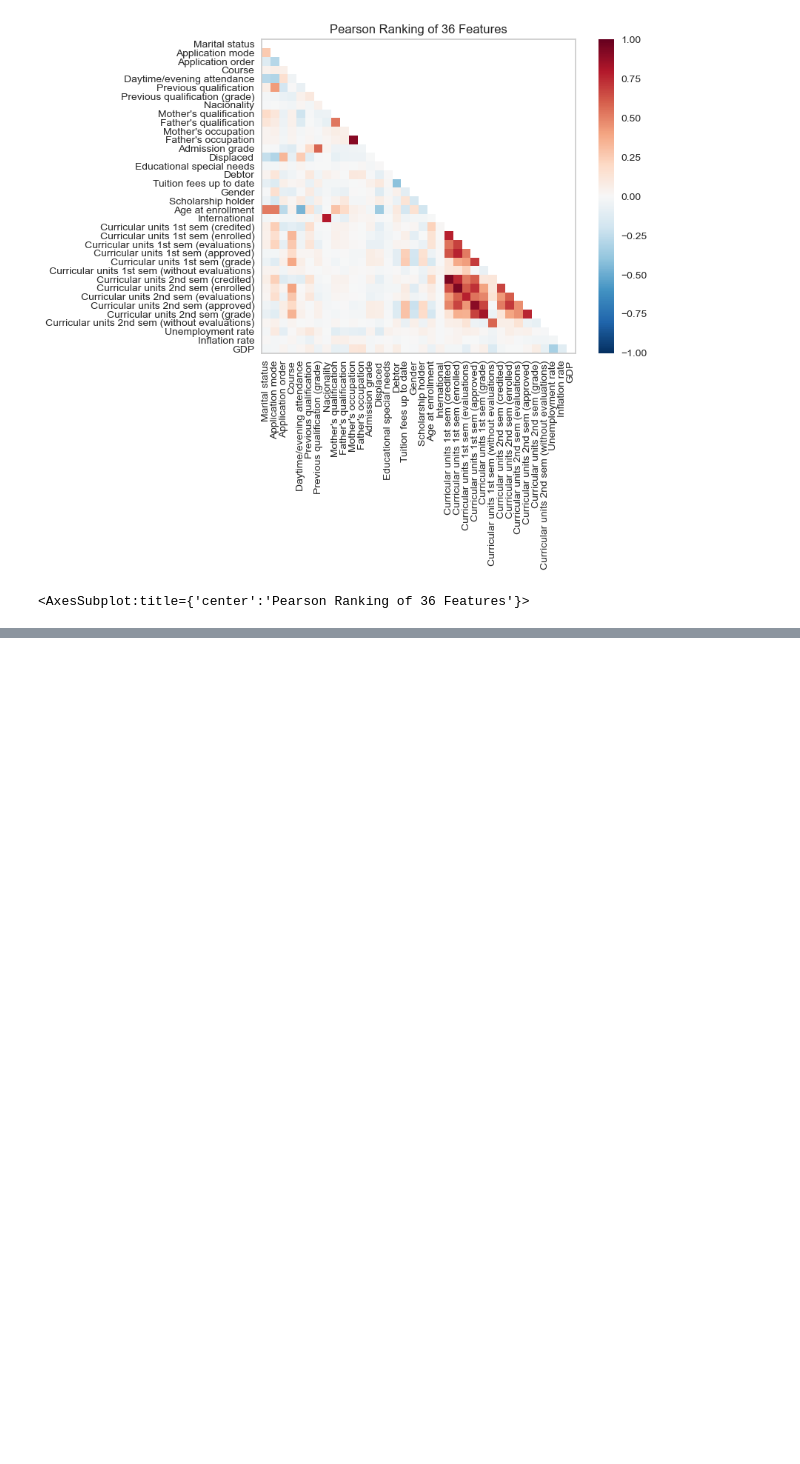
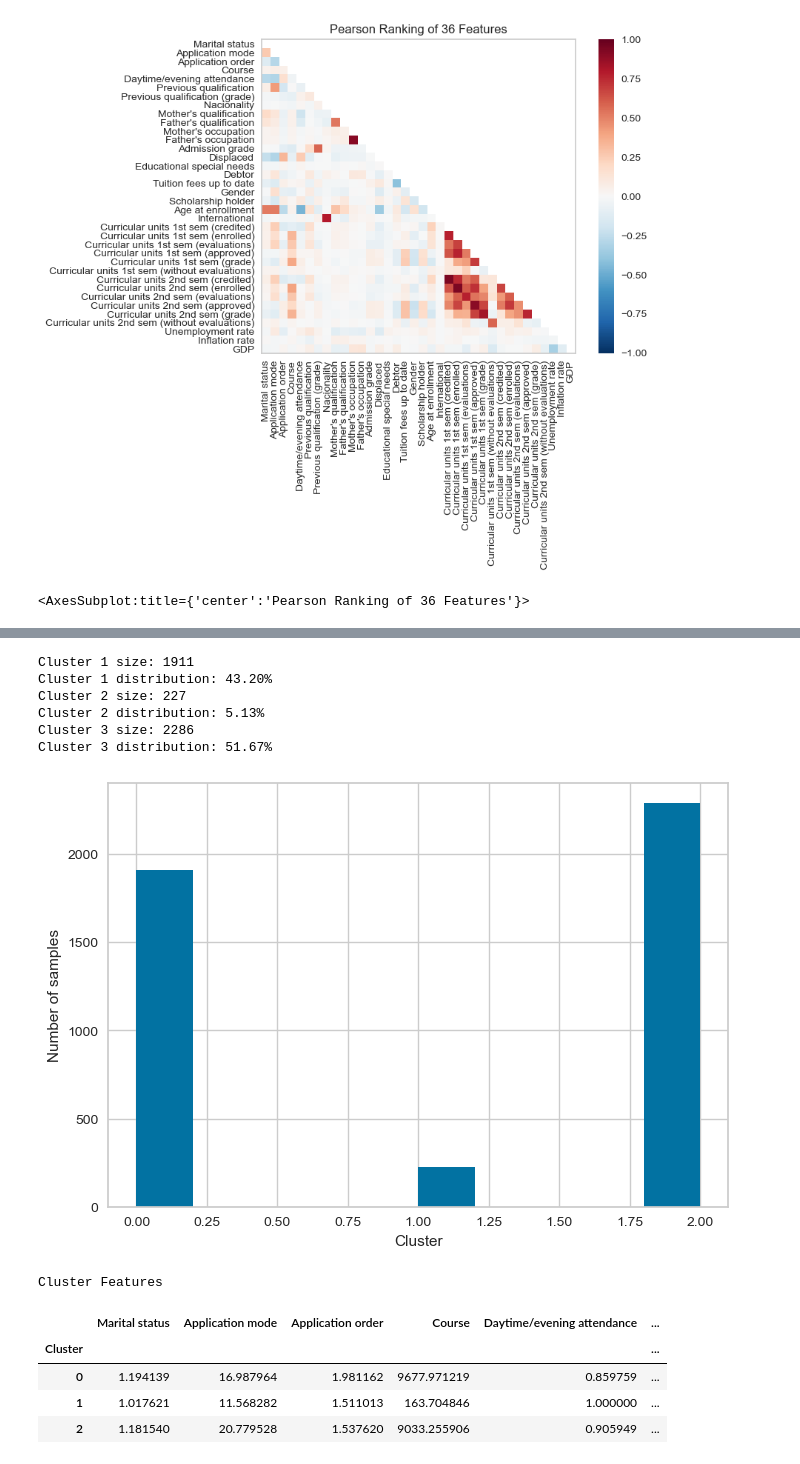
Before and after one commit to marijakljestan/predict-dropout-or-academic-success, a Jupyter notebook: siap.ipynb, the cells around one changed output, grey strips where cells are left out. Cells and saved outputs as stored; diff of their text form; code cells hidden in the pictures; blank space fills up the shorter version.

```diff
--- a/siap.ipynb
+++ b/siap.ipynb
@@ -188,0 +205,30 @@ cluster_labels = kmeans.fit_predict(X)
+# %%
+def print_and_plot_size_and_distribution_of_each_cluster(k, labels):
+    # print the size and distribution of each cluster
+    for i in range(k):
+        cluster_size = sum(labels == i)
+        print(f"Cluster {i+1} size: {cluster_size}")
+        print(f"Cluster {i+1} distribution: {cluster_size / len(labels) * 100:.2f}%")
+
+    # add cluster labels to the original dataset
+    X_clustered = pd.concat([pd.DataFrame(X), pd.Series(kmeans.labels_, name='cluster')], axis=1)
+
+    # plot histogram of cluster sizes
+    plt.hist(X_clustered['cluster'])
+    plt.xlabel('Cluster')
+    plt.ylabel('Number of samples')
+    plt.show()
+
+def calculate_mean_of_each_feature_per_cluster(labels):
+   # add new column in data frame
+    cluster_df = pd.DataFrame({'Cluster': labels})
+    df_clustered = pd.concat([df, cluster_df], axis=1)
+    cluster_features = df_clustered.groupby('Cluster').mean()
+
+    # apply different styles to the table
+    styled_table = cluster_features.style\
+        .background_gradient(cmap='viridis', low=0.2, high=0.2)\
+        .highlight_max(axis=0)\
+        .set_caption('Cluster Features')
+
+    display(styled_table)
@@ -188,0 +271,21 @@ cluster_labels = kmeans.fit_predict(X)
+# %%
+chosen_k = 3
+kmeans = cluster_data(chosen_k, X)
+
+labels = kmeans.labels_
+print_and_plot_size_and_distribution_of_each_cluster(chosen_k, labels)
+calculate_mean_of_each_feature_per_cluster(labels)
+# %% [output]
+Cluster 1 size: 1911
+Cluster 1 distribution: 43.20%
+Cluster 2 size: 227
+Cluster 2 distribution: 5.13%
+Cluster 3 size: 2286
+Cluster 3 distribution: 51.67%
+[figure, added]
+Cluster Features
+|  | Marital status | Application mode | Application order | Course | Daytime/evening attendance | ... |
+| Cluster |  |  |  |  |  | ... |
+| 0 | 1.194139 | 16.987964 | 1.981162 | 9677.971219 | 0.859759 | ... |
+| 1 | 1.017621 | 11.568282 | 1.511013 | 163.704846 | 1.000000 | ... |
+| 2 | 1.181540 | 20.779528 | 1.537620 | 9033.255906 | 0.905949 | ... |
```
Also changed, not shown: parts of 20 cells of this notebook.
